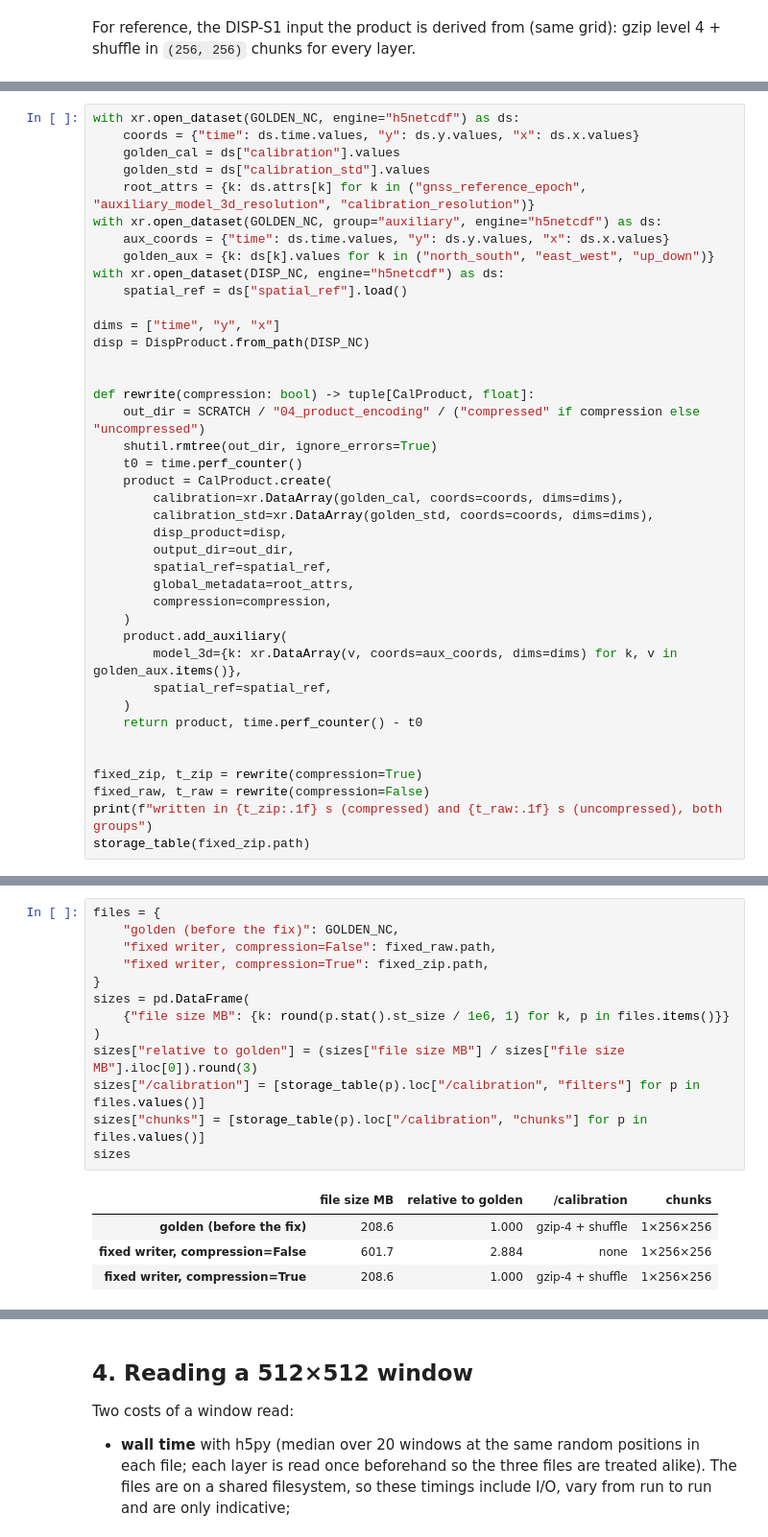
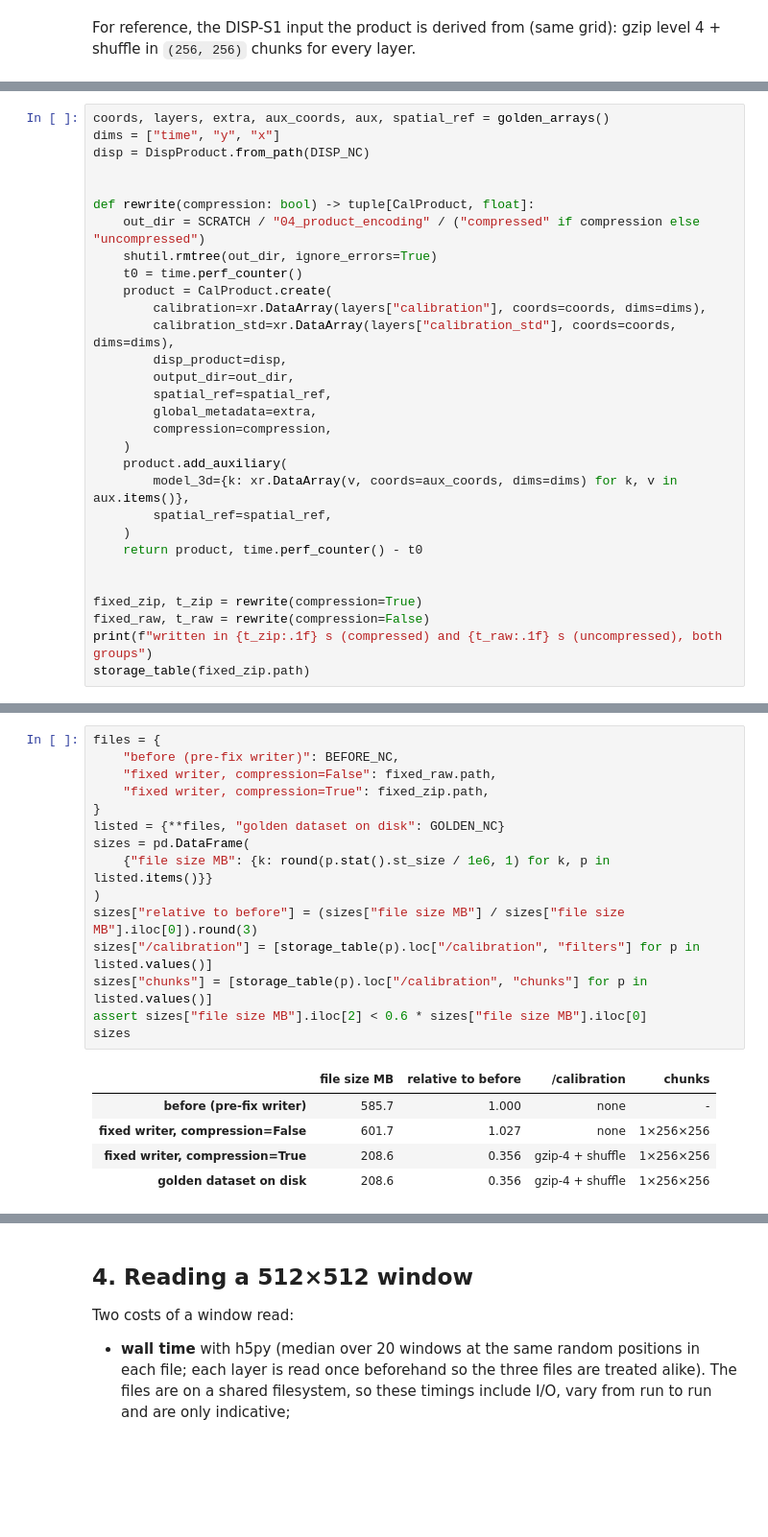
Before and after one commit to mgovorcin/cal-disp, a Jupyter notebook: docs/notebooks/04_product_encoding.ipynb, the cells around one changed output, grey strips where cells are left out. Shown at 96% size. Drawn from its saved outputs; the diff is of its cells as text; blank space fills up the shorter version.

```diff
--- a/docs/notebooks/04_product_encoding.ipynb
+++ b/docs/notebooks/04_product_encoding.ipynb
@@ -116,15 +187,5 @@ groups (a few kB of scalars and strings) are left out because they do not affect
 # %%
-with xr.open_dataset(GOLDEN_NC, engine="h5netcdf") as ds:
-    coords = {"time": ds.time.values, "y": ds.y.values, "x": ds.x.values}
-    golden_cal = ds["calibration"].values
-    golden_std = ds["calibration_std"].values
-    root_attrs = {k: ds.attrs[k] for k in ("gnss_reference_epoch", "auxiliary_model_3d_resolution", "calibration_resolution")}
-with xr.open_dataset(GOLDEN_NC, group="auxiliary", engine="h5netcdf") as ds:
-    aux_coords = {"time": ds.time.values, "y": ds.y.values, "x": ds.x.values}
-    golden_aux = {k: ds[k].values for k in ("north_south", "east_west", "up_down")}
-with xr.open_dataset(DISP_NC, engine="h5netcdf") as ds:
-    spatial_ref = ds["spatial_ref"].load()
-
+coords, layers, extra, aux_coords, aux, spatial_ref = golden_arrays()
 dims = ["time", "y", "x"]
 disp = DispProduct.from_path(DISP_NC)
 
@@ -134,16 +195,16 @@ def rewrite(compression: bool) -> tuple[CalProduct, float]:
     shutil.rmtree(out_dir, ignore_errors=True)
     t0 = time.perf_counter()
     product = CalProduct.create(
-        calibration=xr.DataArray(golden_cal, coords=coords, dims=dims),
-        calibration_std=xr.DataArray(golden_std, coords=coords, dims=dims),
+        calibration=xr.DataArray(layers["calibration"], coords=coords, dims=dims),
+        calibration_std=xr.DataArray(layers["calibration_std"], coords=coords, dims=dims),
         disp_product=disp,
         output_dir=out_dir,
         spatial_ref=spatial_ref,
-        global_metadata=root_attrs,
+        global_metadata=extra,
         compression=compression,
     )
     product.add_auxiliary(
-        model_3d={k: xr.DataArray(v, coords=aux_coords, dims=dims) for k, v in golden_aux.items()},
+        model_3d={k: xr.DataArray(v, coords=aux_coords, dims=dims) for k, v in aux.items()},
         spatial_ref=spatial_ref,
     )
     return product, time.perf_counter() - t0
@@ -181,21 +243,24 @@ Without filters the chunked layers take slightly more than their raw size (300.7
 # %%
 files = {
-    "golden (before the fix)": GOLDEN_NC,
+    "before (pre-fix writer)": BEFORE_NC,
     "fixed writer, compression=False": fixed_raw.path,
     "fixed writer, compression=True": fixed_zip.path,
 }
+listed = {**files, "golden dataset on disk": GOLDEN_NC}
 sizes = pd.DataFrame(
-    {"file size MB": {k: round(p.stat().st_size / 1e6, 1) for k, p in files.items()}}
+    {"file size MB": {k: round(p.stat().st_size / 1e6, 1) for k, p in listed.items()}}
 )
-sizes["relative to golden"] = (sizes["file size MB"] / sizes["file size MB"].iloc[0]).round(3)
-sizes["/calibration"] = [storage_table(p).loc["/calibration", "filters"] for p in files.values()]
-sizes["chunks"] = [storage_table(p).loc["/calibration", "chunks"] for p in files.values()]
+sizes["relative to before"] = (sizes["file size MB"] / sizes["file size MB"].iloc[0]).round(3)
+sizes["/calibration"] = [storage_table(p).loc["/calibration", "filters"] for p in listed.values()]
+sizes["chunks"] = [storage_table(p).loc["/calibration", "chunks"] for p in listed.values()]
+assert sizes["file size MB"].iloc[2] < 0.6 * sizes["file size MB"].iloc[0]
 sizes
 # %% [output]
-|  | file size MB | relative to golden | /calibration | chunks |
-| golden (before the fix) | 208.6 | 1.000 | gzip-4 + shuffle | 1×256×256 |
-| fixed writer, compression=False | 601.7 | 2.884 | none | 1×256×256 |
-| fixed writer, compression=True | 208.6 | 1.000 | gzip-4 + shuffle | 1×256×256 |
+|  | file size MB | relative to before | /calibration | chunks |
+| before (pre-fix writer) | 585.7 | 1.000 | none | - |
+| fixed writer, compression=False | 601.7 | 1.027 | none | 1×256×256 |
+| fixed writer, compression=True | 208.6 | 0.356 | gzip-4 + shuffle | 1×256×256 |
+| golden dataset on disk | 208.6 | 0.356 | gzip-4 + shuffle | 1×256×256 |
 # %%
 import matplotlib.pyplot as plt
 
```
Also changed, not shown: parts of 15 cells of this notebook.
